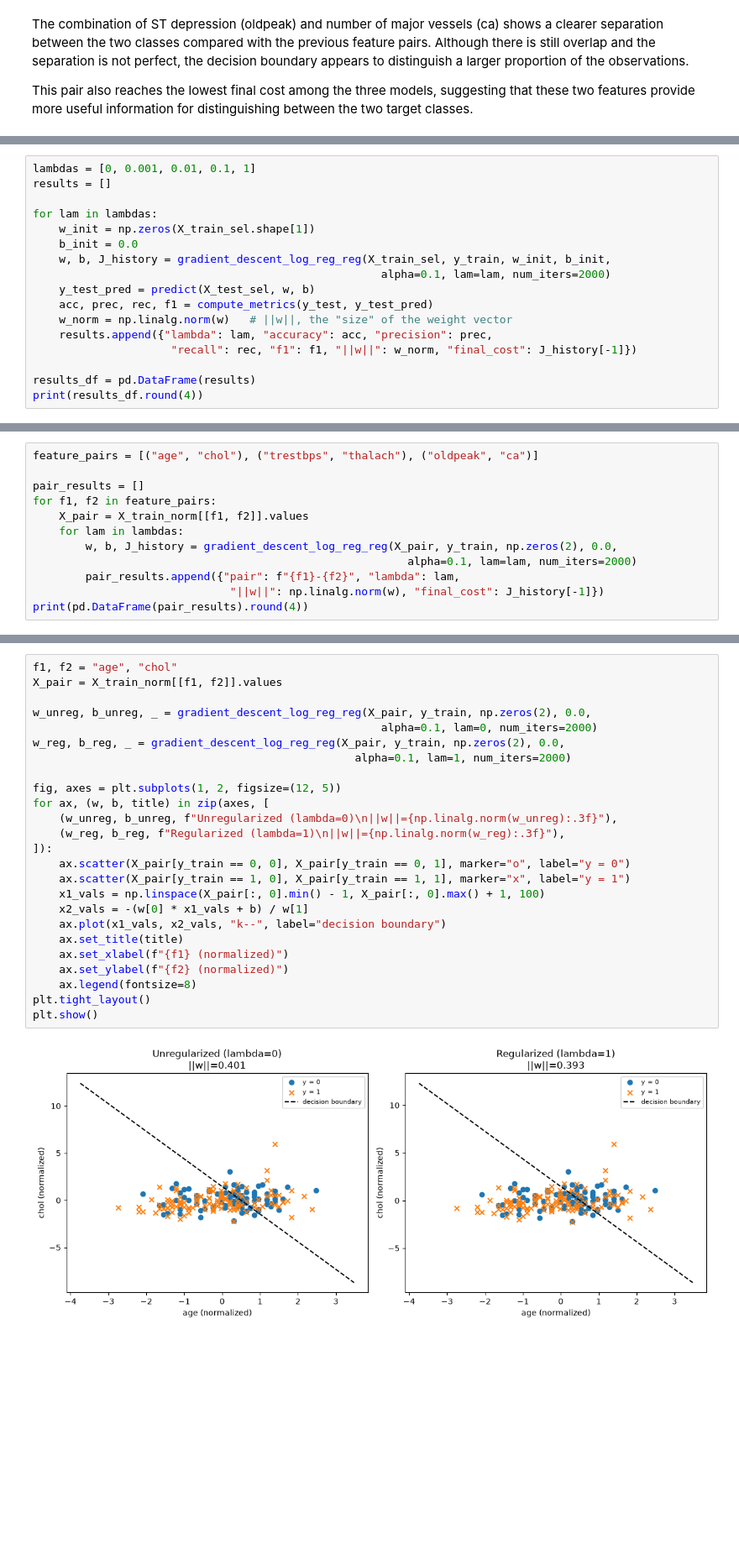
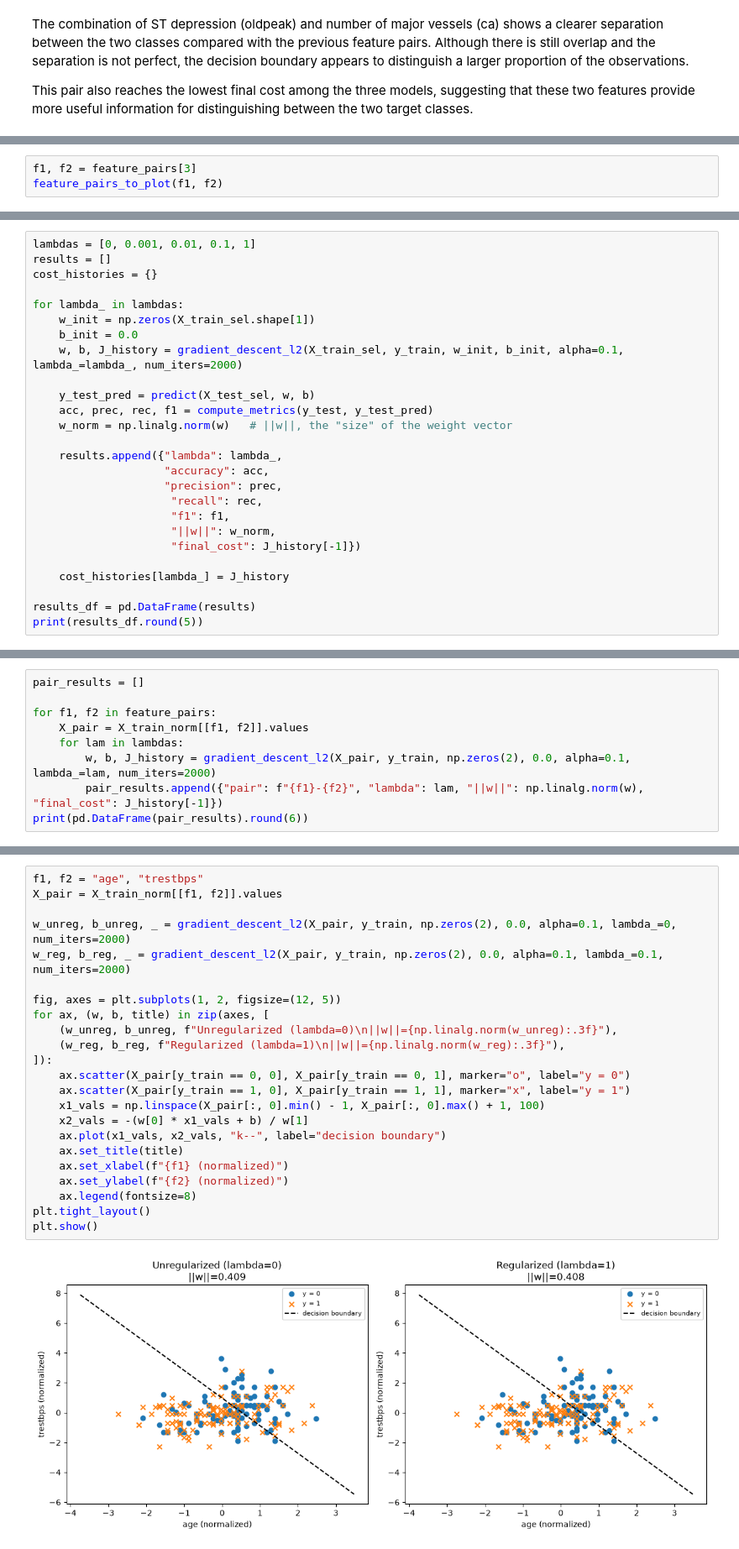
Before and after one commit to Valentina-33/Heart-Disease-Risk-Prediction, a Jupyter notebook: heart_disease_lr_analysis.ipynb, the cells around one changed output, grey strips where cells are left out. Shown at 84% size. Drawn from its saved outputs; the diff is of its cells as text; blank space fills up the shorter version.

```diff
--- a/heart_disease_lr_analysis.ipynb
+++ b/heart_disease_lr_analysis.ipynb
@@ -529,0 +528,3 @@ Among the selected pairs, oldpeak and ca provide the clearest separation and the
+# %%
+f1, f2 = feature_pairs[3]
+feature_pairs_to_plot(f1, f2)
@@ -569,18 +606,27 @@ def gradient_descent_log_reg_reg(X, y, w_init, b_init, alpha, lam, num_iters):
 # %%
 lambdas = [0, 0.001, 0.01, 0.1, 1]
 results = []
+cost_histories = {}
 
-for lam in lambdas:
+for lambda_ in lambdas:
     w_init = np.zeros(X_train_sel.shape[1])
     b_init = 0.0
-    w, b, J_history = gradient_descent_log_reg_reg(X_train_sel, y_train, w_init, b_init,
-                                                     alpha=0.1, lam=lam, num_iters=2000)
+    w, b, J_history = gradient_descent_l2(X_train_sel, y_train, w_init, b_init, alpha=0.1, lambda_=lambda_, num_iters=2000)
+
     y_test_pred = predict(X_test_sel, w, b)
     acc, prec, rec, f1 = compute_metrics(y_test, y_test_pred)
     w_norm = np.linalg.norm(w)   # ||w||, the "size" of the weight vector
-    results.append({"lambda": lam, "accuracy": acc, "precision": prec,
-                     "recall": rec, "f1": f1, "||w||": w_norm, "final_cost": J_history[-1]})
+
+    results.append({"lambda": lambda_,
+                    "accuracy": acc,
+                    "precision": prec,
+                     "recall": rec,
+                     "f1": f1,
+                     "||w||": w_norm,
+                     "final_cost": J_history[-1]})
+
+    cost_histories[lambda_] = J_history
 
 results_df = pd.DataFrame(results)
-print(results_df.round(4))
+print(results_df.round(5))
 # %% [output]
@@ -593,13 +664,10 @@ print(results_df.round(4))
 # %%
-feature_pairs = [("age", "chol"), ("trestbps", "thalach"), ("oldpeak", "ca")]
+pair_results = []
 
-pair_results = []
 for f1, f2 in feature_pairs:
     X_pair = X_train_norm[[f1, f2]].values
     for lam in lambdas:
-        w, b, J_history = gradient_descent_log_reg_reg(X_pair, y_train, np.zeros(2), 0.0,
-                                                         alpha=0.1, lam=lam, num_iters=2000)
-        pair_results.append({"pair": f"{f1}-{f2}", "lambda": lam,
-                              "||w||": np.linalg.norm(w), "final_cost": J_history[-1]})
-print(pd.DataFrame(pair_results).round(4))
+        w, b, J_history = gradient_descent_l2(X_pair, y_train, np.zeros(2), 0.0, alpha=0.1, lambda_=lam, num_iters=2000)
+        pair_results.append({"pair": f"{f1}-{f2}", "lambda": lam, "||w||": np.linalg.norm(w), "final_cost": J_history[-1]})
+print(pd.DataFrame(pair_results).round(6))
 # %% [output]
@@ -622,27 +699,25 @@ print(pd.DataFrame(pair_results).round(4))
 # %%
-f1, f2 = "age", "chol"
+f1, f2 = "age", "trestbps"
 X_pair = X_train_norm[[f1, f2]].values
 
-w_unreg, b_unreg, _ = gradient_descent_log_reg_reg(X_pair, y_train, np.zeros(2), 0.0,
-                                                     alpha=0.1, lam=0, num_iters=2000)
-w_reg, b_reg, _ = gradient_descent_log_reg_reg(X_pair, y_train, np.zeros(2), 0.0,
-                                                 alpha=0.1, lam=1, num_iters=2000)
+w_unreg, b_unreg, _ = gradient_descent_l2(X_pair, y_train, np.zeros(2), 0.0, alpha=0.1, lambda_=0, num_iters=2000)
+w_reg, b_reg, _ = gradient_descent_l2(X_pair, y_train, np.zeros(2), 0.0, alpha=0.1, lambda_=0.1, num_iters=2000)
 
 fig, axes = plt.subplots(1, 2, figsize=(12, 5))
 for ax, (w, b, title) in zip(axes, [
     (w_unreg, b_unreg, f"Unregularized (lambda=0)\n||w||={np.linalg.norm(w_unreg):.3f}"),
     (w_reg, b_reg, f"Regularized (lambda=1)\n||w||={np.linalg.norm(w_reg):.3f}"),
 ]):
     ax.scatter(X_pair[y_train == 0, 0], X_pair[y_train == 0, 1], marker="o", label="y = 0")
     ax.scatter(X_pair[y_train == 1, 0], X_pair[y_train == 1, 1], marker="x", label="y = 1")
     x1_vals = np.linspace(X_pair[:, 0].min() - 1, X_pair[:, 0].max() + 1, 100)
     x2_vals = -(w[0] * x1_vals + b) / w[1]
     ax.plot(x1_vals, x2_vals, "k--", label="decision boundary")
     ax.set_title(title)
     ax.set_xlabel(f"{f1} (normalized)")
     ax.set_ylabel(f"{f2} (normalized)")
     ax.legend(fontsize=8)
 plt.tight_layout()
 plt.show()
 # %% [output]
-[figure, old version]
+[figure, new version]
```
Also changed, not shown: parts of 14 cells of this notebook.
